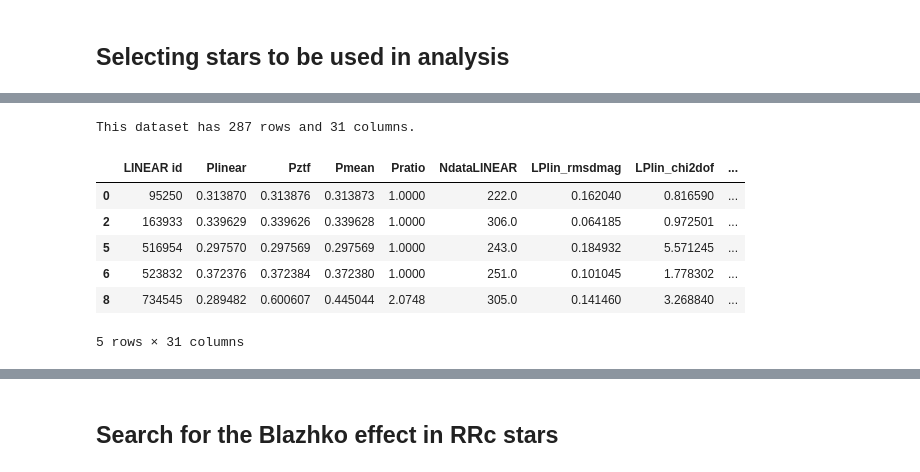
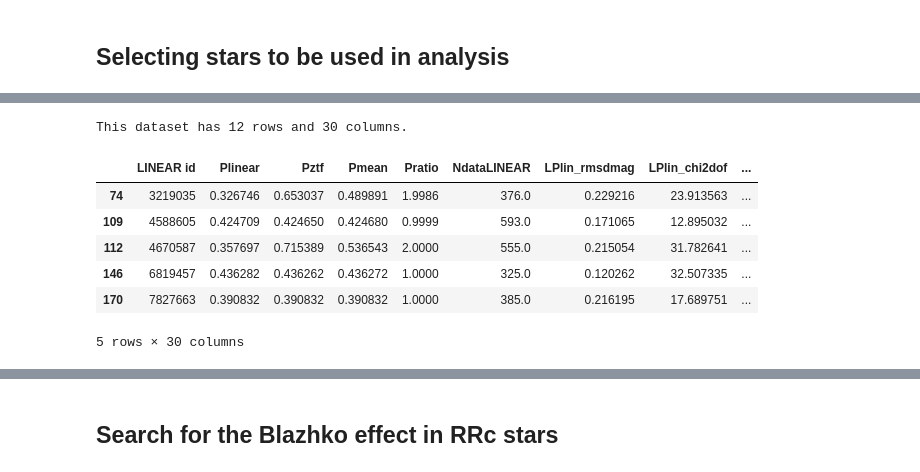
Before and after one commit to emadonev/var_stars, a Jupyter notebook: nbs/04_Searching_for_Blazhko_stars.ipynb, the cells around one changed output, grey strips where cells are left out. Cells and saved outputs as stored; diff of their text form; code cells hidden in the pictures.

```diff
--- a/nbs/04_Searching_for_Blazhko_stars.ipynb
+++ b/nbs/04_Searching_for_Blazhko_stars.ipynb
@@ -504,6 +600,7 @@ RRLc['LPmean_chi2dofR'] = round(RRLc['LPmean_chi2dofR'], 1)
 RRLc['ZPztf_chi2dofR'] = round(RRLc['ZPztf_chi2dofR'], 1)
 RRLc['ZPmean_chi2dofR'] = round(RRLc['ZPmean_chi2dofR'], 1)
 RRLc['Ampl_diff'] = round(abs(RRLc['Lampl'] - RRLc['Zampl']), 2)
+RRLc['dP'] = abs((RRLc['Plinear']-RRLc['Pztf'])/RRLc['Pmean'])
 
 RRLc.head()
 # %% [output]
@@ -526,21 +653,15 @@ ampl = 0.01
 # %%
 #| code-fold: false
-# SELECTING THE ROWS
-RRC_filter = RRLc.loc[((RRLc['Lindicator'] != 0) |
-                                             (RRLc['Zindicator'] != 0.0))]
-RRC_filter = RRC_filter.loc[((RRLc['LPlin_chi2dofR'] > chi) &
-                                             (RRLc['ZPztf_chi2dofR'] > chi)) |
-                                             ((RRLc['Pratio'] > pratio_less) |
-                                             (RRLc['Pratio'] < pratio_more)) |
-                                             (RRLc['Ampl_diff'] > ampl)]
-print(f'This dataset has {RRC_filter.shape[0]} rows and {RRC_filter.shape[1]} columns.')
-RRC_filter.head()
+# GROUP 3: BE candidates
+RRC_both = RRLc.loc[((RRLc['LPlin_chi2dofR'] > chi) & (RRLc['ZPztf_chi2dofR'] > chi))]
+print(f'This dataset has {RRC_both.shape[0]} rows and {RRC_both.shape[1]} columns.')
+RRC_both.head()
 # %% [output]
-This dataset has 287 rows and 31 columns.
+This dataset has 12 rows and 30 columns.
 |  | LINEAR id | Plinear | Pztf | Pmean | Pratio | NdataLINEAR | LPlin_rmsdmag | LPlin_chi2dof | ... |
-| 0 | 95250 | 0.313870 | 0.313876 | 0.313873 | 1.0000 | 222.0 | 0.162040 | 0.816590 | ... |
-| 2 | 163933 | 0.339629 | 0.339626 | 0.339628 | 1.0000 | 306.0 | 0.064185 | 0.972501 | ... |
-| 5 | 516954 | 0.297570 | 0.297569 | 0.297569 | 1.0000 | 243.0 | 0.184932 | 5.571245 | ... |
-| 6 | 523832 | 0.372376 | 0.372384 | 0.372380 | 1.0000 | 251.0 | 0.101045 | 1.778302 | ... |
-| 8 | 734545 | 0.289482 | 0.600607 | 0.445044 | 2.0748 | 305.0 | 0.141460 | 3.268840 | ... |
+| 74 | 3219035 | 0.326746 | 0.653037 | 0.489891 | 1.9986 | 376.0 | 0.229216 | 23.913563 | ... |
+| 109 | 4588605 | 0.424709 | 0.424650 | 0.424680 | 0.9999 | 593.0 | 0.171065 | 12.895032 | ... |
+| 112 | 4670587 | 0.357697 | 0.715389 | 0.536543 | 2.0000 | 555.0 | 0.215054 | 31.782641 | ... |
+| 146 | 6819457 | 0.436282 | 0.436262 | 0.436272 | 1.0000 | 325.0 | 0.120262 | 32.507335 | ... |
+| 170 | 7827663 | 0.390832 | 0.390832 | 0.390832 | 1.0000 | 385.0 | 0.216195 | 17.689751 | ... |
-5 rows × 31 columns
+5 rows × 30 columns
```
Also changed, not shown: parts of 29 cells of this notebook, 7 other files.
